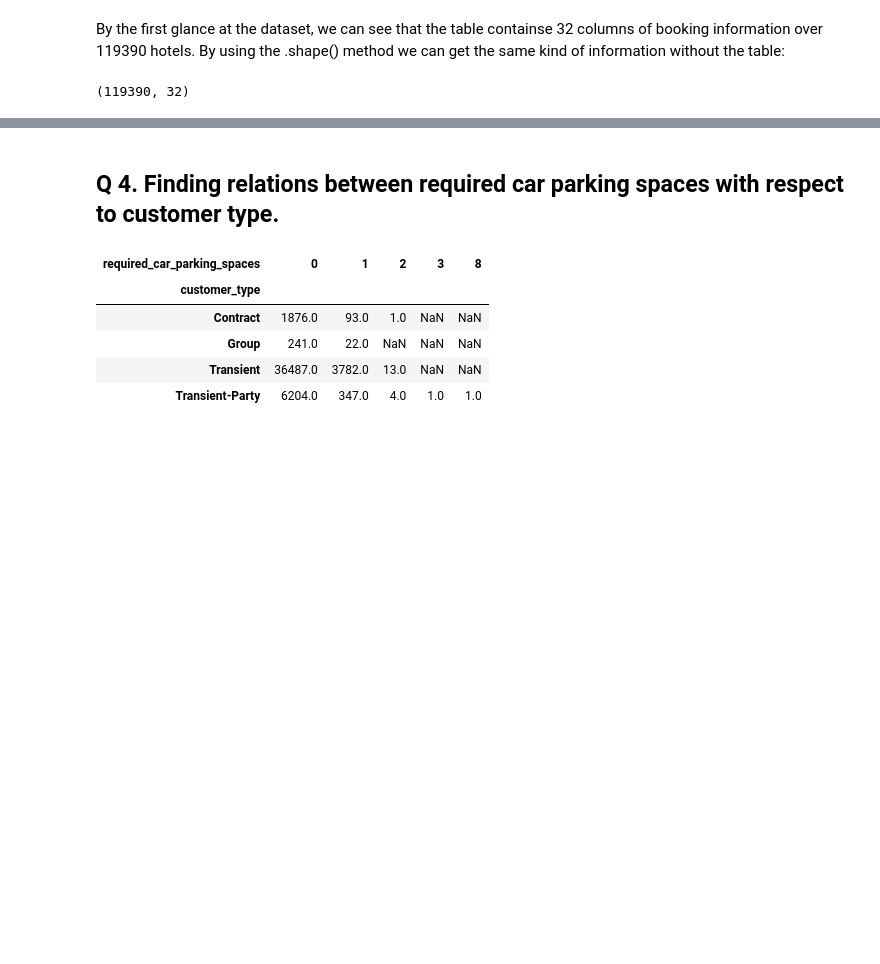
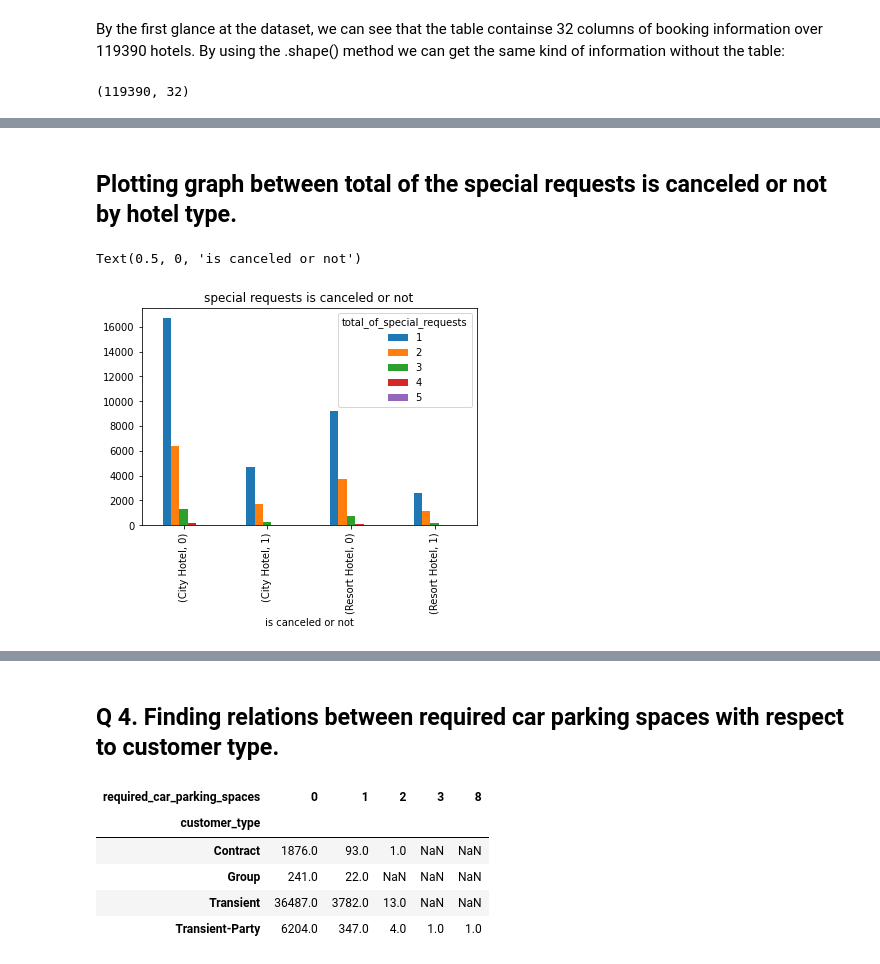
Before and after one commit to Ishansingh438/EDA-Hotel-Booking-Analysis-project, a Jupyter notebook: Ishan_Singh_Hotel_Booking_Analysis_Capstone_Project.ipynb, the cells around one changed output, grey strips where cells are left out. Saved outputs shown, nothing was run; the diff lists cells and outputs as text; code cells hidden in the pictures; blank space fills up the shorter version.

```diff
--- a/Ishan_Singh_Hotel_Booking_Analysis_Capstone_Project.ipynb
+++ b/Ishan_Singh_Hotel_Booking_Analysis_Capstone_Project.ipynb
@@ -182,3 +85,0 @@ We will preserve this type of dataset by replacing the null values id of the age
-# %%
-hotel_df['company'] = hotel_df['company'].fillna(0.0)
-hotel_df['company'].head()
@@ -192,3 +85,0 @@ Name: company, dtype: float64
-# %%
-hotel_df['agent'] = hotel_df['agent'].fillna(0.0)
-hotel_df['agent'].head()
@@ -226,3 +85,0 @@ We will replace values in the copy of the original table:
-# %%
-hotel_df = pd.read_csv(file_path)
-hotel_df_2 = hotel_df.copy()
@@ -432,0 +130,3 @@ Name: meal, dtype: int64
+# %%
+special_requests = hotel_df_2.groupby(['hotel', 'is_canceled','total_of_special_requests'])['is_canceled'].count().unstack()
+special_requests
@@ -432,0 +140,9 @@ Name: meal, dtype: int64
+# %% [markdown]
+## Plotting graph between total of the special requests is canceled or not by hotel type.
+# %%
+special_requests.plot(kind = 'bar')
+plt.title('special requests is canceled or not')
+plt.xlabel('is canceled or not')
+# %% [output]
+Text(0.5, 0, 'is canceled or not')
+[figure, added]
```
Also changed, not shown: parts of 62 cells of this notebook.
